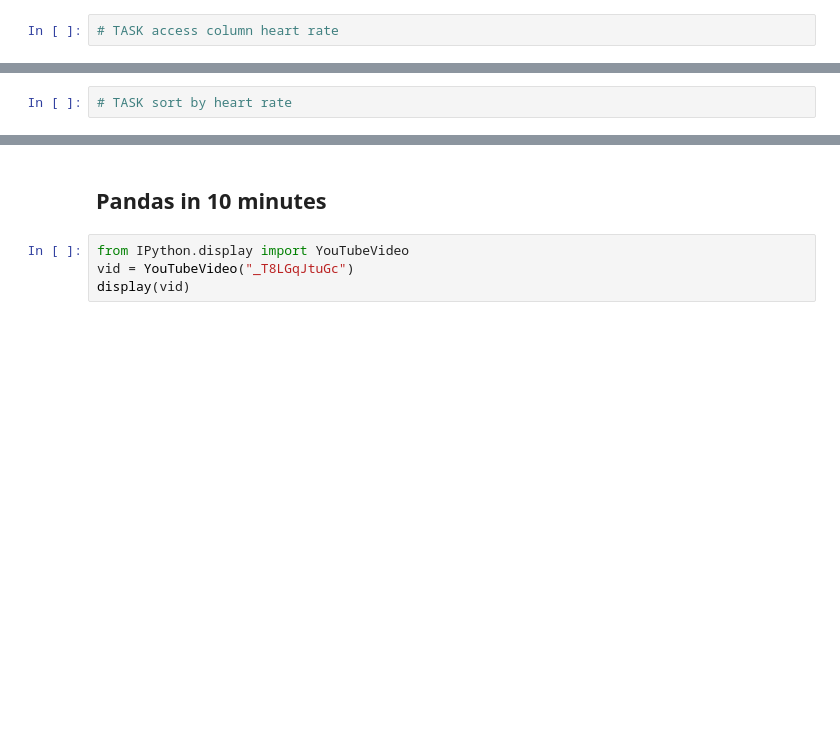
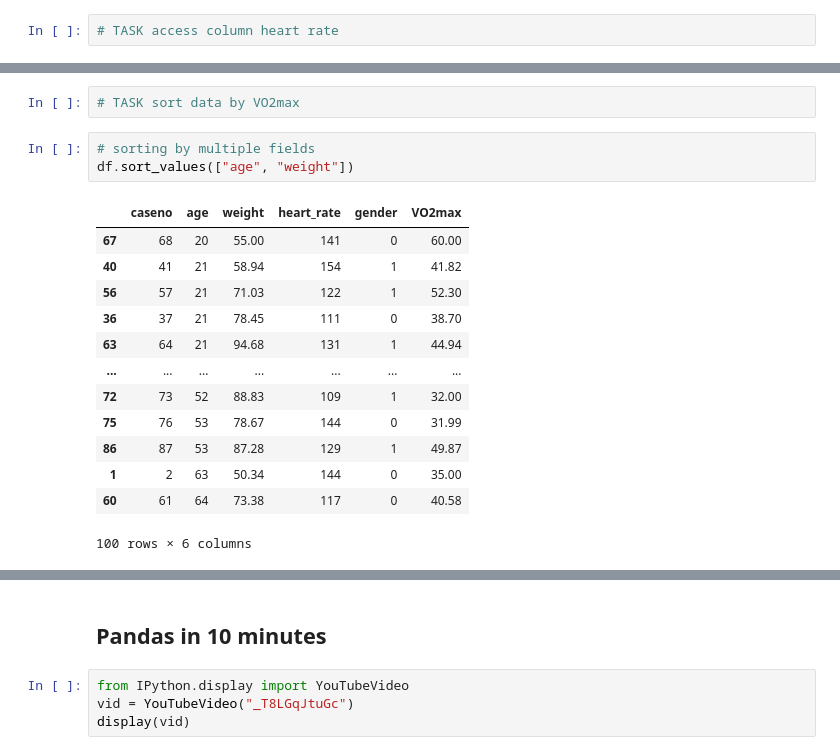
Before and after one commit to lyashevska/python-for-biomechanics, a Jupyter notebook: 1. Introduction to Pandas.ipynb, the cells around one changed output, grey strips where cells are left out. Saved outputs shown, nothing was run; the diff lists cells and outputs as text; blank space fills up the shorter version.

```diff
--- a/Introduction to Pandas.ipynb
+++ b/1. Introduction to Pandas.ipynb
@@ -243,3 +270,20 @@ df.sort_values(by="age")
 100 rows × 6 columns
 # %%
-# TASK sort by heart rate
+# TASK sort data by VO2max
+# %%
+# sorting by multiple fields
+df.sort_values(["age", "weight"])
+# %% [output]
+|  | caseno | age | weight | heart_rate | gender | VO2max |
+| 67 | 68 | 20 | 55.00 | 141 | 0 | 60.00 |
+| 40 | 41 | 21 | 58.94 | 154 | 1 | 41.82 |
+| 56 | 57 | 21 | 71.03 | 122 | 1 | 52.30 |
+| 36 | 37 | 21 | 78.45 | 111 | 0 | 38.70 |
+| 63 | 64 | 21 | 94.68 | 131 | 1 | 44.94 |
+| ... | ... | ... | ... | ... | ... | ... |
+| 72 | 73 | 52 | 88.83 | 109 | 1 | 32.00 |
+| 75 | 76 | 53 | 78.67 | 144 | 0 | 31.99 |
+| 86 | 87 | 53 | 87.28 | 129 | 1 | 49.87 |
+| 1 | 2 | 63 | 50.34 | 144 | 0 | 35.00 |
+| 60 | 61 | 64 | 73.38 | 117 | 0 | 40.58 |
+100 rows × 6 columns
```
Also changed, not shown: parts of 26 cells of this notebook, 2 other files.
